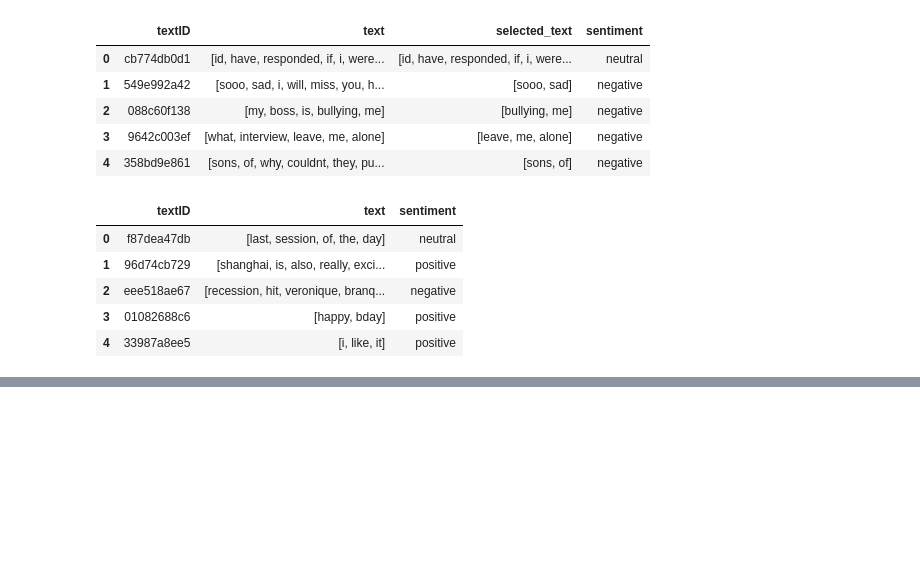
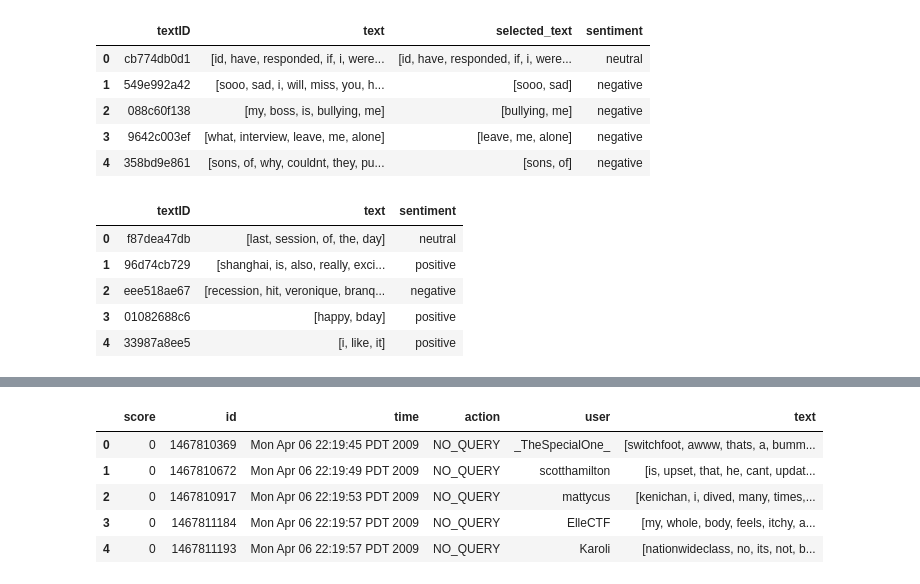
Before and after one commit to LiangSylar/Twitter-Sentiment-Analysis, a Jupyter notebook: sentiment-score-assignment/Data_Preprocessing.ipynb, the cells around one changed output, grey strips where cells are left out. Saved outputs shown, nothing was run; the diff lists cells and outputs as text; code cells hidden in the pictures; blank space fills up the shorter version.

```diff
--- a/sentiment-score-assignment/Data_Preprocessing.ipynb
+++ b/sentiment-score-assignment/Data_Preprocessing.ipynb
@@ -130,2 +140,7 @@ test_df.head()
 train_df.to_csv("data/preprocessed_train.csv",index=False)
 test_df.to_csv("data/preprocessed_test.csv",index=False)
+# %%
+# process the twitter data
+column_names = ['score', 'id', 'time', 'action', 'user', 'text']  # replace with actual column names
+twitter_df = pd.read_csv("data/first_100000_rows.csv", header=None, names=column_names)
+print(twitter_df.head())
@@ -131,0 +162,13 @@ test_df.to_csv("data/preprocessed_test.csv",index=False)
+# %%
+# process data
+twitter_df.dropna(inplace=True)
+twitter_df.text = clean_text_data(twitter_df.text)
+# %%
+twitter_df.head()
+# %% [output]
+|  | score | id | time | action | user | text |
+| 0 | 0 | 1467810369 | Mon Apr 06 22:19:45 PDT 2009 | NO_QUERY | _TheSpecialOne_ | [switchfoot, awww, thats, a, bumm... |
+| 1 | 0 | 1467810672 | Mon Apr 06 22:19:49 PDT 2009 | NO_QUERY | scotthamilton | [is, upset, that, he, cant, updat... |
+| 2 | 0 | 1467810917 | Mon Apr 06 22:19:53 PDT 2009 | NO_QUERY | mattycus | [kenichan, i, dived, many, times,... |
+| 3 | 0 | 1467811184 | Mon Apr 06 22:19:57 PDT 2009 | NO_QUERY | ElleCTF | [my, whole, body, feels, itchy, a... |
+| 4 | 0 | 1467811193 | Mon Apr 06 22:19:57 PDT 2009 | NO_QUERY | Karoli | [nationwideclass, no, its, not, b... |
```
Also changed, not shown: parts of 10 cells of this notebook, 1 other file.
